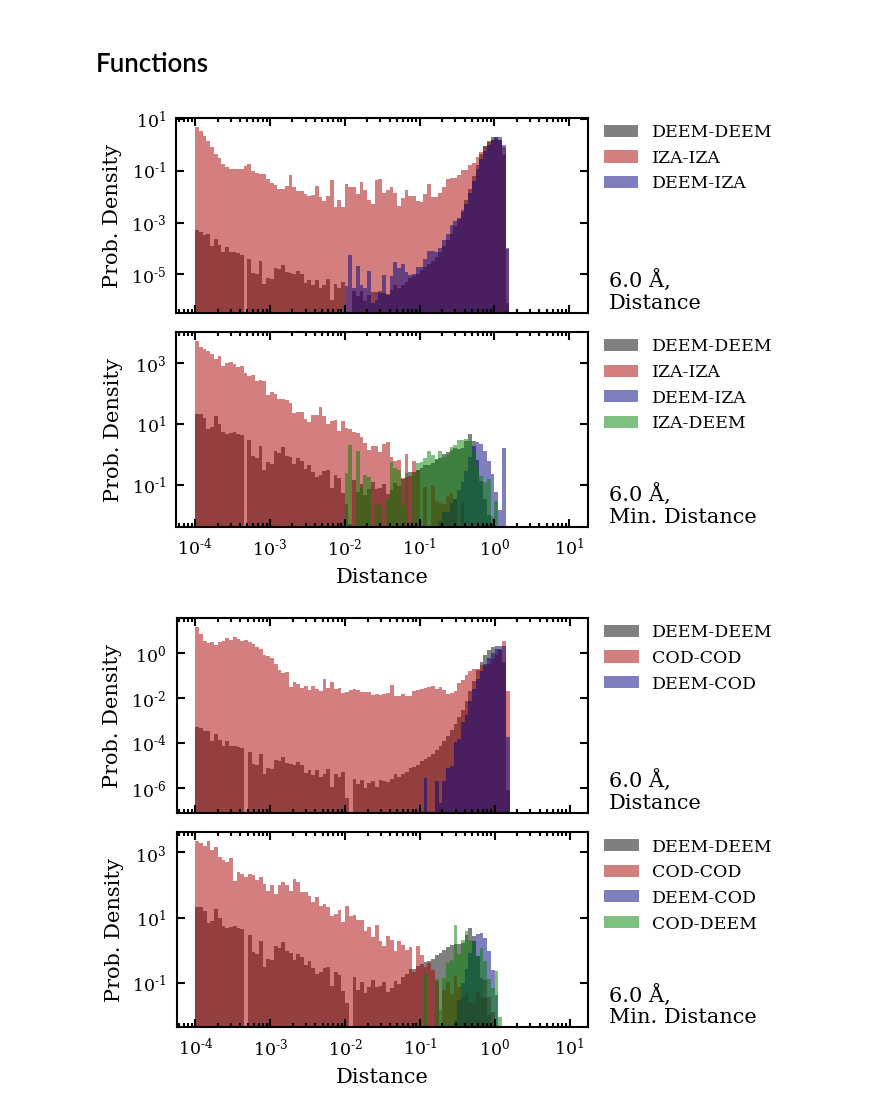
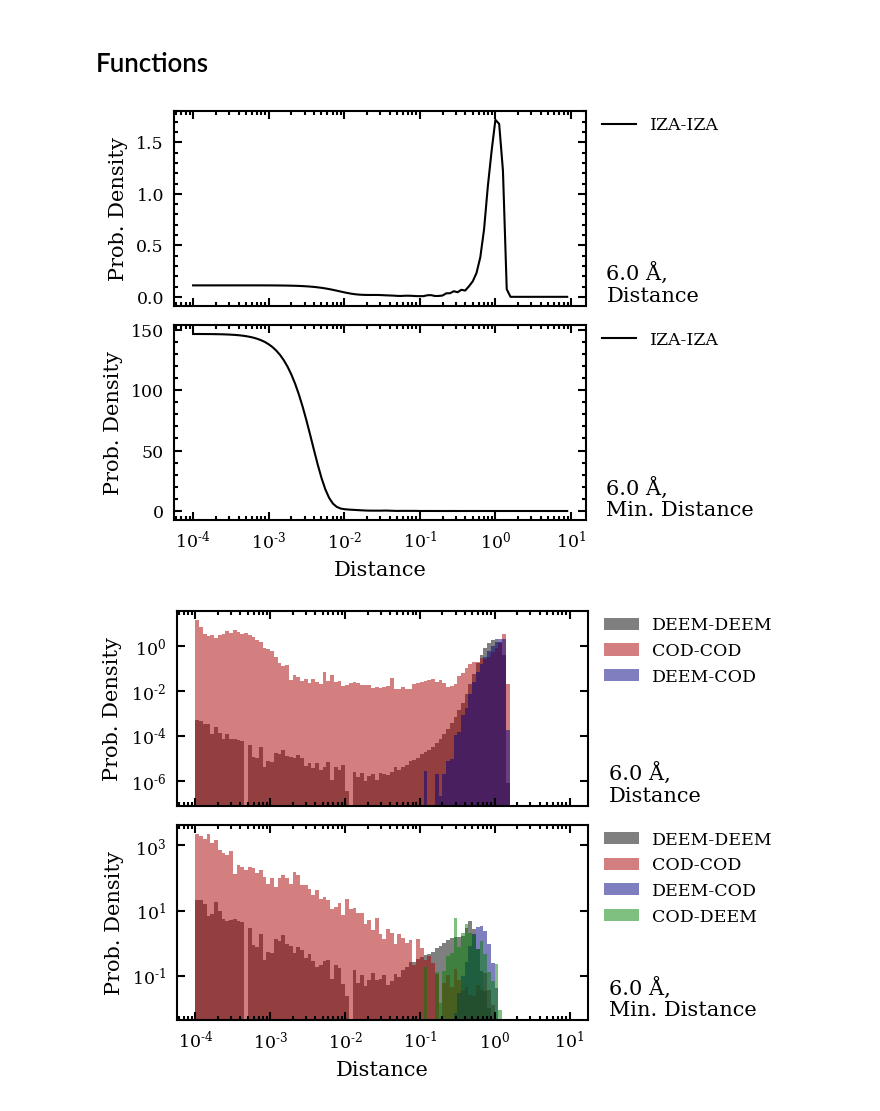
Before and after one commit to bhelfrecht/zeolites_iza-deem, a Jupyter notebook: Scripts/Analysis/distance_histograms.ipynb, the cells around one changed output. Cells and saved outputs as stored; diff of their text form; code cells hidden in the pictures.

Commit message:
WIP distance histogram plotting notebook for KDE plotting

```diff
--- a/Scripts/Analysis/distance_histograms.ipynb
+++ b/Scripts/Analysis/distance_histograms.ipynb
@@ -124,33 +136,37 @@ def make_histogram(dist_data, min_dist_data, cutoff, output='./histogram.pdf'):
 # %%
 cutoff = '6.0'
 data_dir = f'../../Processed_Data/Histograms/{cutoff}'
+plot_type = 'kde'
 # %%
 # Load data
-deem_deem = np.loadtxt(f'{data_dir}/DEEM_10k-DEEM_10k_histogram.dat', dtype=dt)
-iza_iza = np.loadtxt(f'{data_dir}/IZA_226-IZA_226_histogram.dat', dtype=dt)
-iza_deem = np.loadtxt(f'{data_dir}/IZA_226-DEEM_10k_histogram.dat', dtype=dt)
+#deem_deem = np.loadtxt(f'{data_dir}/DEEM_10k-DEEM_10k_{plot_type}.dat', dtype=dt)
+iza_iza = np.loadtxt(f'{data_dir}/IZA_226-IZA_226_{plot_type}.dat', dtype=dt)
+#iza_deem = np.loadtxt(f'{data_dir}/IZA_226-DEEM_10k_{plot_type}.dat', dtype=dt)
 
-deem_deem_min = np.loadtxt(f'{data_dir}/DEEM_10k-DEEM_10k_min_histogram.dat', dtype=dt)
-iza_iza_min = np.loadtxt(f'{data_dir}/IZA_226-IZA_226_min_histogram.dat', dtype=dt)
-deem_iza_min = np.loadtxt(f'{data_dir}/DEEM_10k-IZA_226_min_histogram.dat', dtype=dt)
-iza_deem_min = np.loadtxt(f'{data_dir}/IZA_226-DEEM_10k_min_histogram.dat', dtype=dt)
+#deem_deem_min = np.loadtxt(f'{data_dir}/DEEM_10k-DEEM_10k_min_{plot_type}.dat', dtype=dt)
+iza_iza_min = np.loadtxt(f'{data_dir}/IZA_226-IZA_226_min_{plot_type}.dat', dtype=dt)
+#deem_iza_min = np.loadtxt(f'{data_dir}/DEEM_10k-IZA_226_min_{plot_type}.dat', dtype=dt)
+#iza_deem_min = np.loadtxt(f'{data_dir}/IZA_226-DEEM_10k_min_{plot_type}.dat', dtype=dt)
 
 # Collect data
-dist_data = dict([('DEEM-DEEM', deem_deem),
-                  ('IZA-IZA', iza_iza),
-                  ('DEEM-IZA', iza_deem)])
+#dist_data = dict([('DEEM-DEEM', deem_deem),
+#                  ('IZA-IZA', iza_iza),
+#                  ('DEEM-IZA', iza_deem)])
 
-min_dist_data = dict([('DEEM-DEEM', deem_deem_min),
-                      ('IZA-IZA', iza_iza_min),
-                      ('DEEM-IZA', deem_iza_min),
-                      ('IZA-DEEM', iza_deem_min)])
+#min_dist_data = dict([('DEEM-DEEM', deem_deem_min),
+#                      ('IZA-IZA', iza_iza_min),
+#                      ('DEEM-IZA', deem_iza_min),
+#                      ('IZA-DEEM', iza_deem_min)])
+
+dist_data = dict([('IZA-IZA', iza_iza)])
+min_dist_data = dict([('IZA-IZA', iza_iza_min)])
 
 # Plot
-make_histogram(dist_data, min_dist_data, cutoff,
-               output=f'../../Results/{cutoff}/IZA_226-DEEM_10k_histogram.pdf')
+make_histogram(dist_data, min_dist_data, cutoff, plot_type,
+               output=f'../../Results/{cutoff}/IZA_226-DEEM_10k_{plot_type}.pdf')
 
 plt.show()
 # %% [output]
-[figure, old version]
+[figure, new version]
 # %%
 # Load data
```
Also changed, not shown: parts of 5 cells of this notebook.
